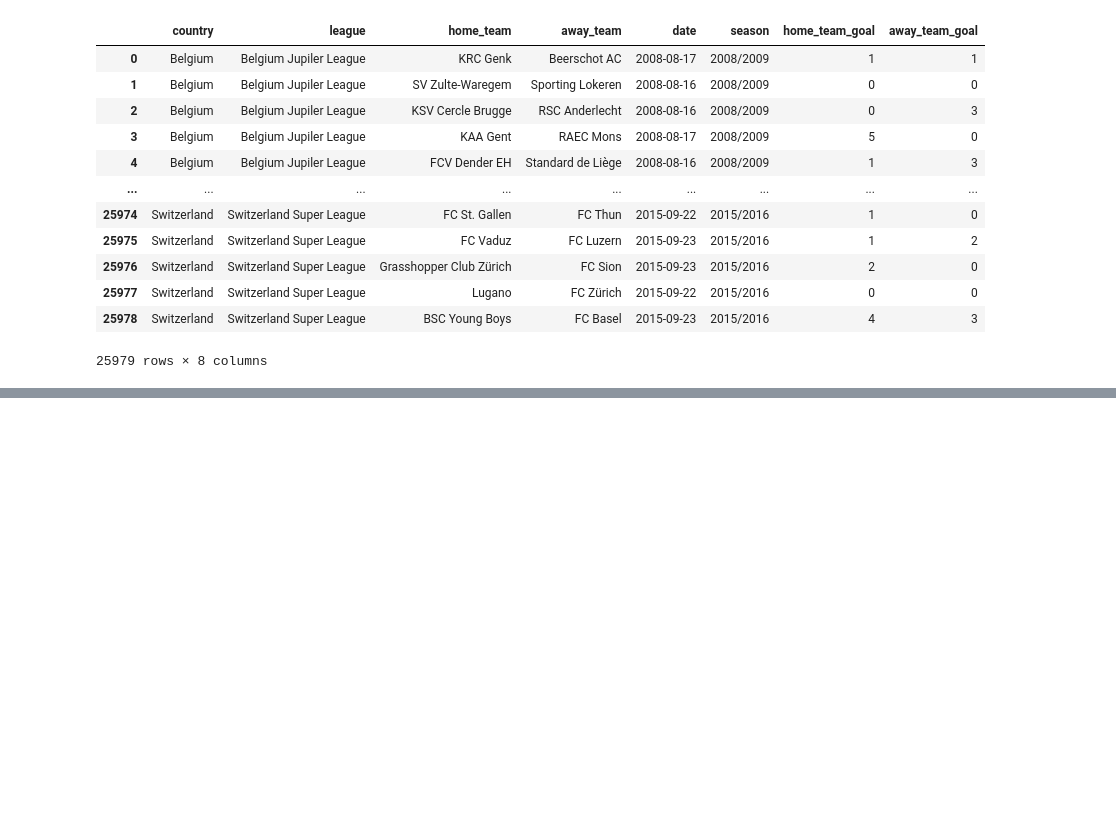
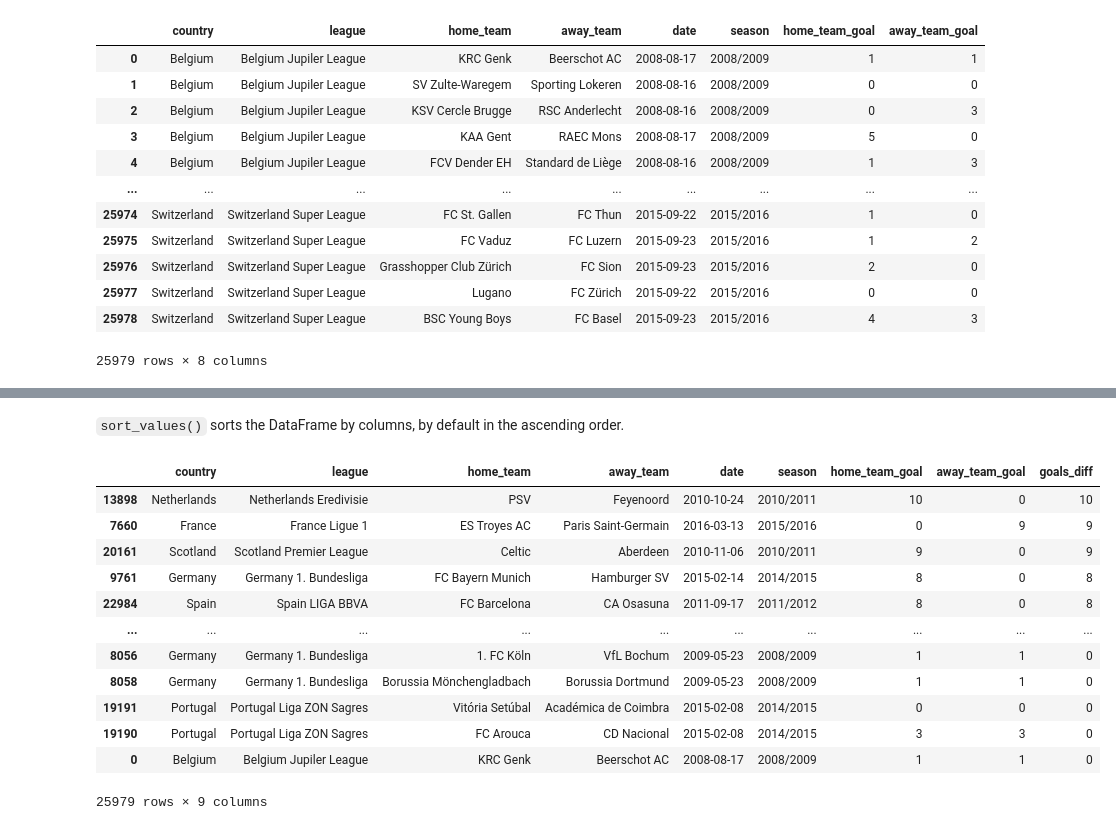
Before and after one commit to alx2202/DataAnalysis, a Jupyter notebook: Day10/ex_3.ipynb, the cells around one changed output, grey strips where cells are left out. Drawn from its saved outputs; the diff is of its cells as text; code cells hidden in the pictures; blank space fills up the shorter version.

```diff
--- a/Day10/ex_3.ipynb
+++ b/Day10/ex_3.ipynb
@@ -31,0 +50,18 @@ matches
+# %% [markdown]
+`sort_values()` sorts the DataFrame by columns, by default in the ascending order.
+# %%
+matches.sort_values('goals_diff', ascending=False)
+# %% [output]
+|  | country | league | home_team | away_team | date | season | home_team_goal | away_team_goal | goals_diff |
+| 13898 | Netherlands | Netherlands Eredivisie | PSV | Feyenoord | 2010-10-24 | 2010/2011 | 10 | 0 | 10 |
+| 7660 | France | France Ligue 1 | ES Troyes AC | Paris Saint-Germain | 2016-03-13 | 2015/2016 | 0 | 9 | 9 |
+| 20161 | Scotland | Scotland Premier League | Celtic | Aberdeen | 2010-11-06 | 2010/2011 | 9 | 0 | 9 |
+| 9761 | Germany | Germany 1. Bundesliga | FC Bayern Munich | Hamburger SV | 2015-02-14 | 2014/2015 | 8 | 0 | 8 |
+| 22984 | Spain | Spain LIGA BBVA | FC Barcelona | CA Osasuna | 2011-09-17 | 2011/2012 | 8 | 0 | 8 |
+| ... | ... | ... | ... | ... | ... | ... | ... | ... | ... |
+| 8056 | Germany | Germany 1. Bundesliga | 1. FC Köln | VfL Bochum | 2009-05-23 | 2008/2009 | 1 | 1 | 0 |
+| 8058 | Germany | Germany 1. Bundesliga | Borussia Mönchengladbach | Borussia Dortmund | 2009-05-23 | 2008/2009 | 1 | 1 | 0 |
+| 19191 | Portugal | Portugal Liga ZON Sagres | Vitória Setúbal | Académica de Coimbra | 2015-02-08 | 2014/2015 | 0 | 0 | 0 |
+| 19190 | Portugal | Portugal Liga ZON Sagres | FC Arouca | CD Nacional | 2015-02-08 | 2014/2015 | 3 | 3 | 0 |
+| 0 | Belgium | Belgium Jupiler League | KRC Genk | Beerschot AC | 2008-08-17 | 2008/2009 | 1 | 1 | 0 |
+25979 rows × 9 columns
```
Also changed, not shown: parts of 9 cells of this notebook.
